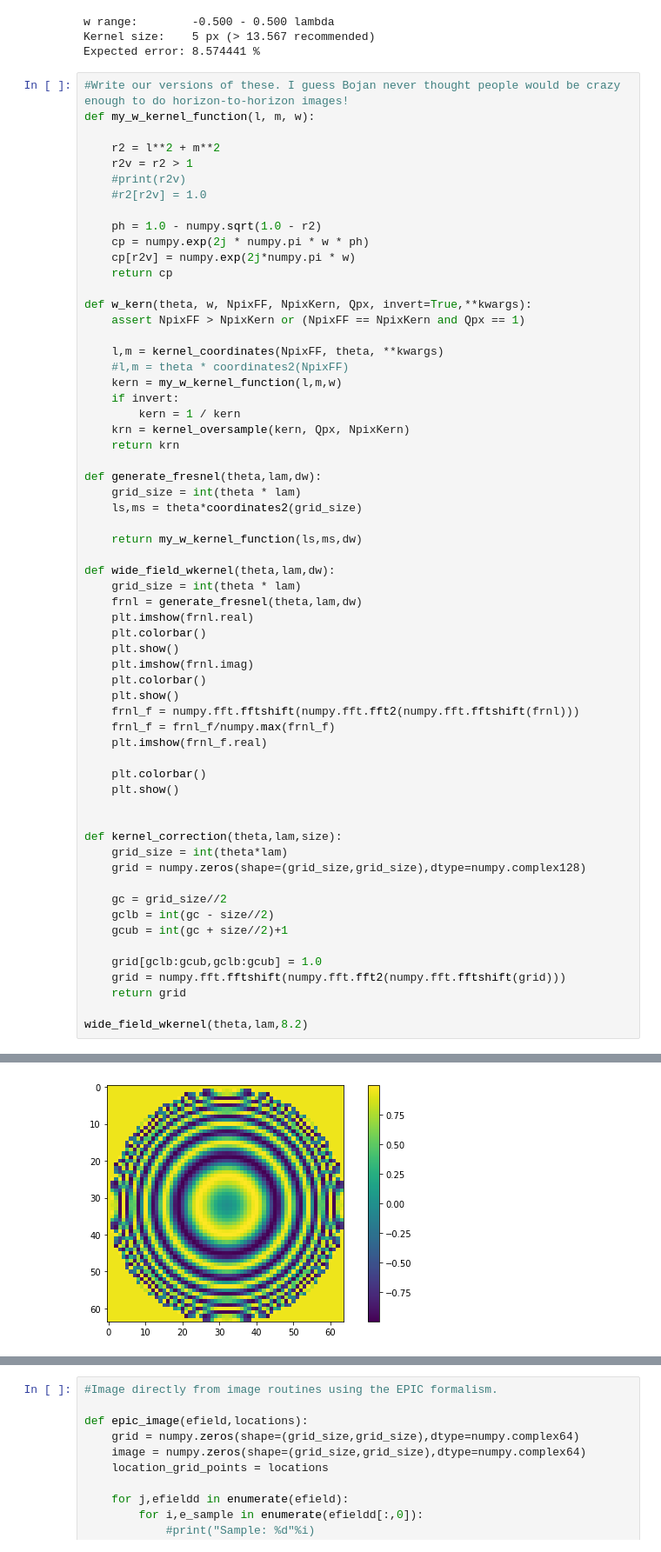
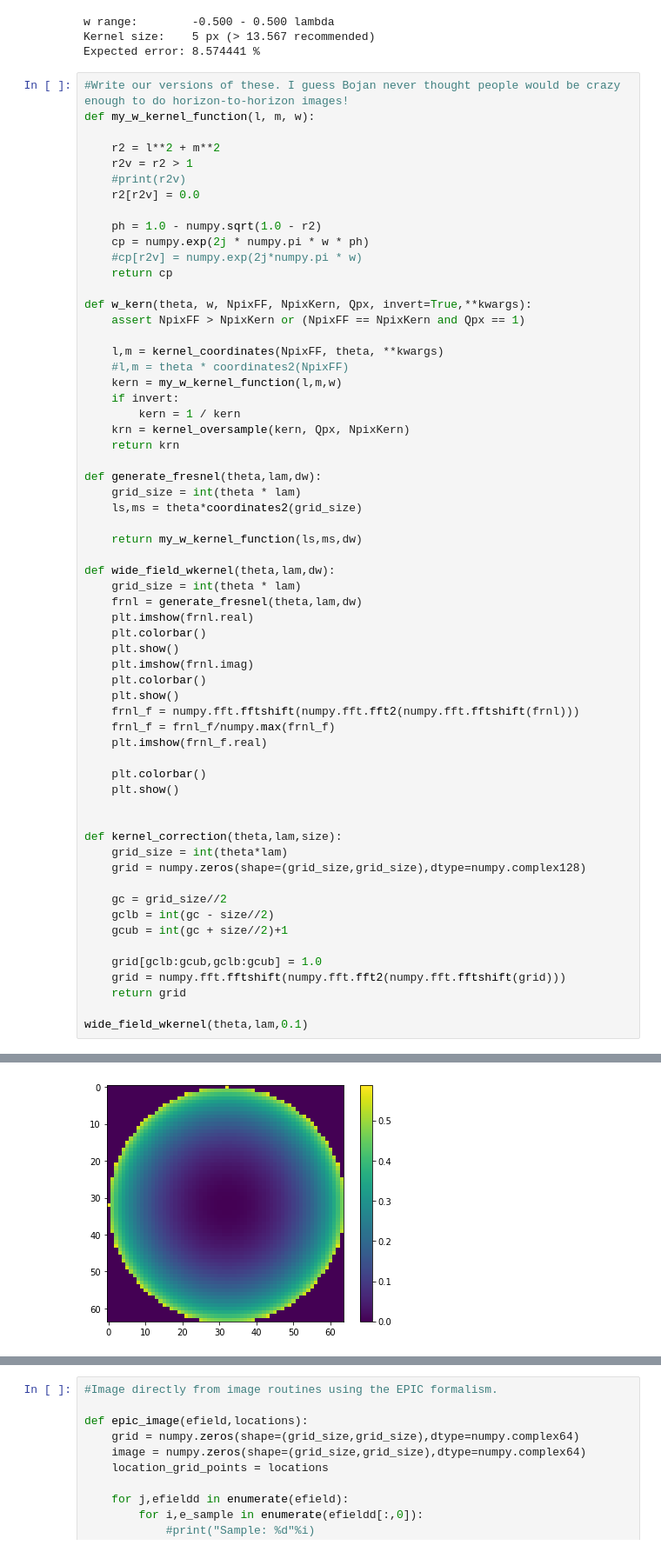
Before and after one commit to epic-astronomy/EPIC-Wide-Field, a Jupyter notebook: grid-EPIC-wstack.ipynb, the cells around one changed output, grey strips where cells are left out. Shown at 87% size. Drawn from its saved outputs; the diff is of its cells as text.

```diff
--- a/grid-EPIC-wstack.ipynb
+++ b/grid-EPIC-wstack.ipynb
@@ -1442,11 +1453,11 @@ def my_w_kernel_function(l, m, w):
     r2 = l**2 + m**2
     r2v = r2 > 1
     #print(r2v)
-    #r2[r2v] = 1.0
+    r2[r2v] = 0.0
 
     ph = 1.0 - numpy.sqrt(1.0 - r2)
     cp = numpy.exp(2j * numpy.pi * w * ph)
-    cp[r2v] = numpy.exp(2j*numpy.pi * w)
+    #cp[r2v] = numpy.exp(2j*numpy.pi * w)
     return cp
 
 def w_kern(theta, w, NpixFF, NpixKern, Qpx, invert=True,**kwargs):
@@ -1495,5 +1506,5 @@ def kernel_correction(theta,lam,size):
     grid = numpy.fft.fftshift(numpy.fft.fft2(numpy.fft.fftshift(grid)))
     return grid
 
-wide_field_wkernel(theta,lam,8.2)
+wide_field_wkernel(theta,lam,0.1)
 # %% [output]
@@ -1501 +1512 @@ wide_field_wkernel(theta,lam,8.2)
-[figure, old version]
+[figure, new version]
```
Also changed, not shown: parts of 25 cells of this notebook.
